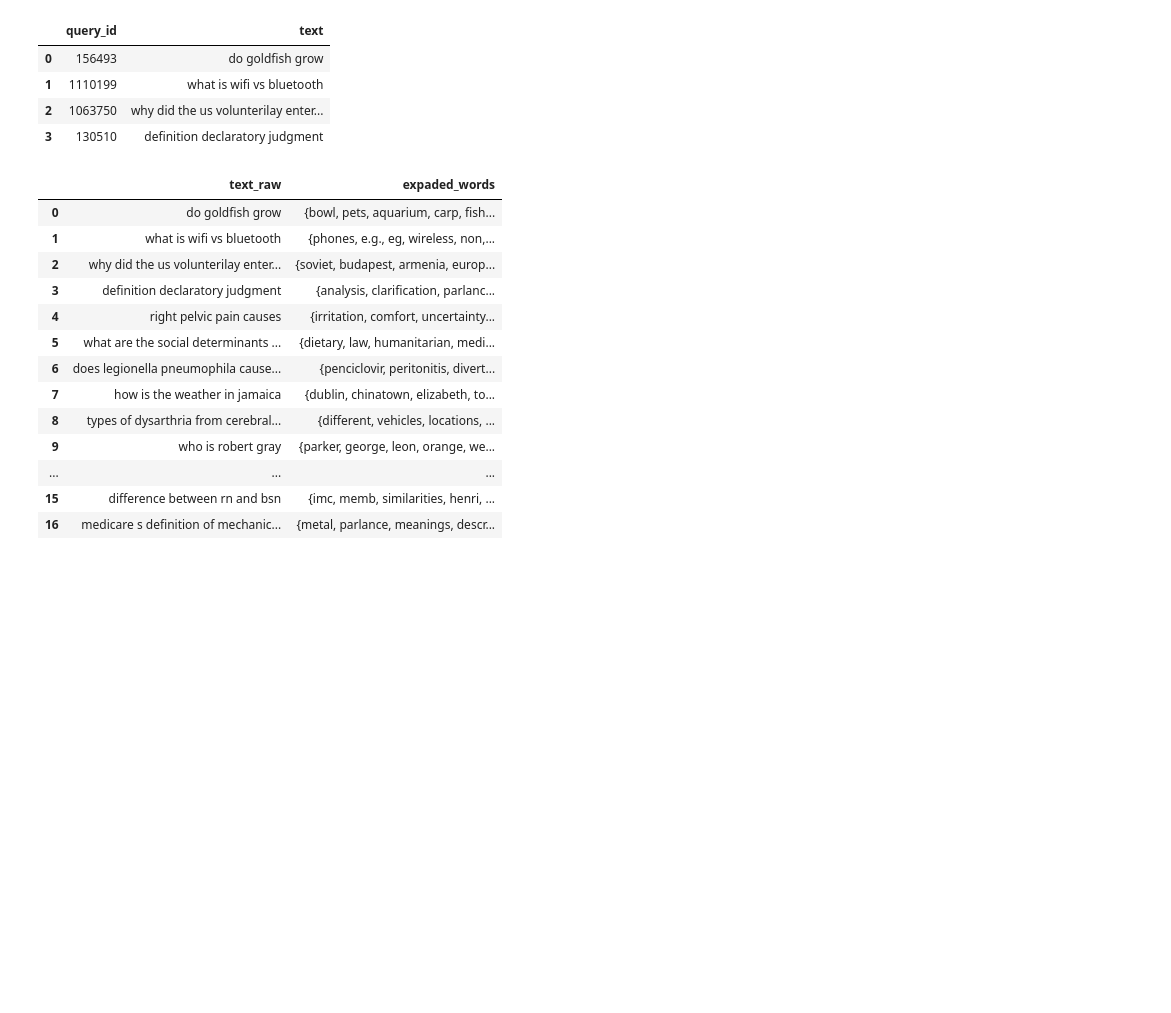
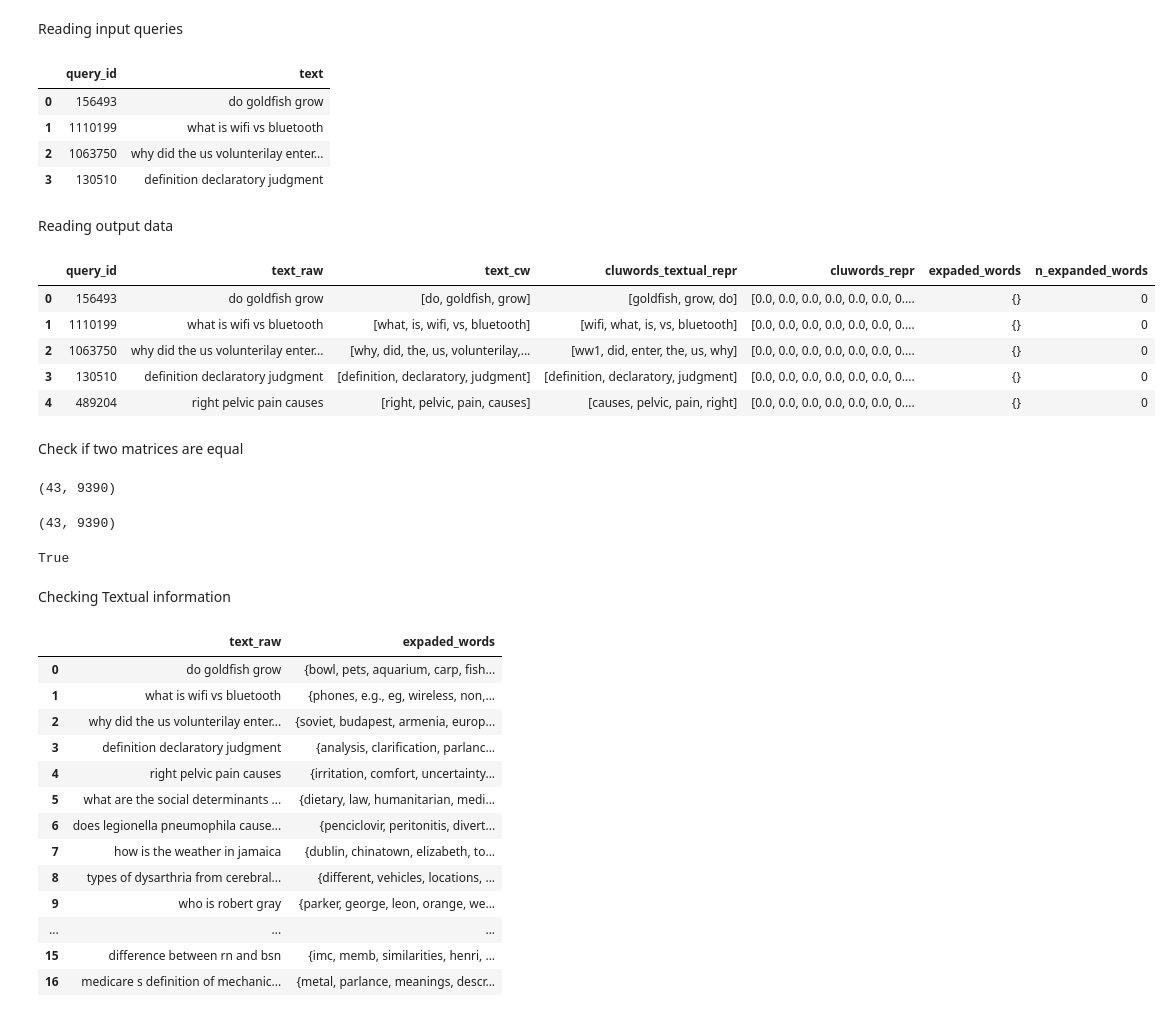
Before and after one commit to feliperviegas/cluwords_rep, a Jupyter notebook: notebooks/load_output_data.ipynb, the cells around one changed output. Saved outputs shown, nothing was run; the diff lists cells and outputs as text; code cells hidden in the pictures; blank space fills up the shorter version.

```diff
--- a/notebooks/load_output_data.ipynb
+++ b/notebooks/load_output_data.ipynb
@@ -3,4 +4,6 @@ import pandas as pd
 from scipy.sparse import load_npz
+# %% [markdown]
+Reading input queries
 # %%
 queries = pd.read_csv("..\\data\\queries_samples.csv")
 
@@ -11,4 +14,6 @@ queries.head(4)
 | 1 | 1110199 | what is wifi vs bluetooth |
 | 2 | 1063750 | why did the us volunterilay enter... |
 | 3 | 130510 | definition declaratory judgment |
+# %% [markdown]
+Reading output data
 # %%
@@ -20,6 +25,35 @@ data_df = pd.read_parquet(data_path)
 data_df["expaded_words"] = data_df.apply(lambda row: set(row.cluwords_textual_repr).difference(set(row.text)), axis=1)
 data_df["n_expanded_words"] = data_df["expaded_words"].apply(len)
 data_df = queries.merge(data_df, on="query_id", suffixes=("_raw", "_cw"))
+# %%
+data_df.head(5)
+# %% [output]
+|  | query_id | text_raw | text_cw | cluwords_textual_repr | cluwords_repr | expaded_words | n_expanded_words |
+| 0 | 156493 | do goldfish grow | [do, goldfish, grow] | [goldfish, grow, do] | [0.0, 0.0, 0.0, 0.0, 0.0, 0.0, 0.... | {} | 0 |
+| 1 | 1110199 | what is wifi vs bluetooth | [what, is, wifi, vs, bluetooth] | [wifi, what, is, vs, bluetooth] | [0.0, 0.0, 0.0, 0.0, 0.0, 0.0, 0.... | {} | 0 |
+| 2 | 1063750 | why did the us volunterilay enter... | [why, did, the, us, volunterilay,... | [ww1, did, enter, the, us, why] | [0.0, 0.0, 0.0, 0.0, 0.0, 0.0, 0.... | {} | 0 |
+| 3 | 130510 | definition declaratory judgment | [definition, declaratory, judgment] | [definition, declaratory, judgment] | [0.0, 0.0, 0.0, 0.0, 0.0, 0.0, 0.... | {} | 0 |
+| 4 | 489204 | right pelvic pain causes | [right, pelvic, pain, causes] | [causes, pelvic, pain, right] | [0.0, 0.0, 0.0, 0.0, 0.0, 0.0, 0.... | {} | 0 |
+# %% [markdown]
+Check if two matrices are equal
+# %%
+cw_csr_matrix = load_npz(cw_repr_path)
+cw_csr_matrix.shape
+# %% [output]
+(43, 9390)
+# %%
+cw_np_matrix = np.asarray([cw for cw in data_df["cluwords_repr"].tolist()])
+cw_np_matrix.shape
+# %% [output]
+(43, 9390)
+# %%
+bool_answer = np.array_equal(cw_csr_matrix.todense(), cw_np_matrix)
+
+bool_answer
+# %% [output]
+True
+# %% [markdown]
+Checking Textual information
 # %%
 data_df[["text_raw", "expaded_words"]].head(20)
 # %% [output]
```
Also changed, not shown: parts of 4 cells of this notebook.
